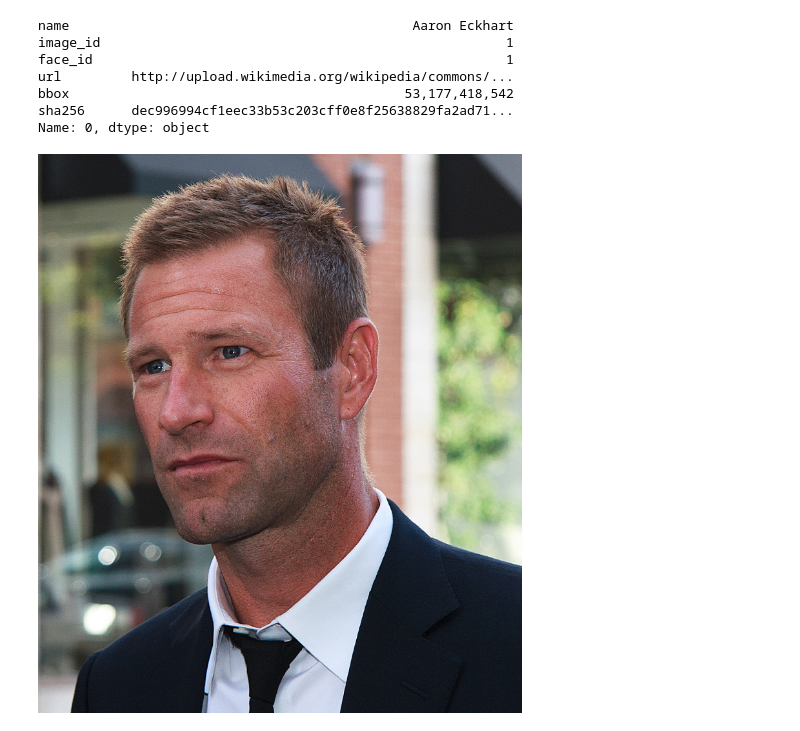
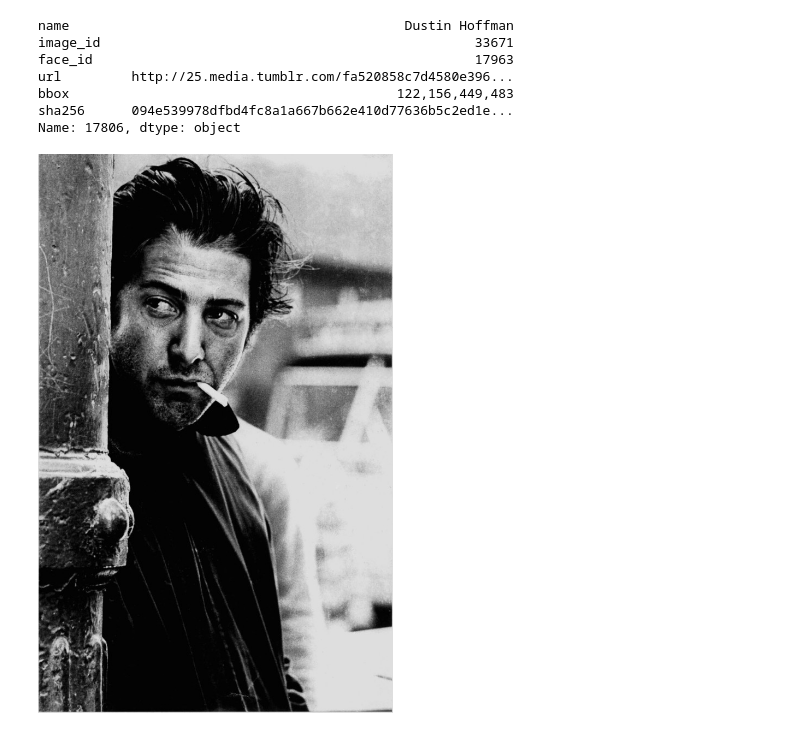
Before and after one commit to JSitter/Basic-Text-GAN, a Jupyter notebook: notebooks/Face GAN.ipynb, the cells around one changed output. Cells and saved outputs as stored; diff of their text form; code cells hidden in the pictures.

```diff
--- a/notebooks/Face GAN.ipynb
+++ b/notebooks/Face GAN.ipynb
@@ -16,18 +22,18 @@ df.head()
 # %%
-image_url = df.iloc[0]
+image_url = df.iloc[17806]
 #Image(filename=df[])
 image_url
 # %% [output]
-name                                            Aaron Eckhart
-image_id                                                    1
-face_id                                                     1
-url         http://upload.wikimedia.org/wikipedia/commons/...
-bbox                                           53,177,418,542
-sha256      dec996994cf1eec33b53c203cff0e8f25638829fa2ad71...
-Name: 0, dtype: object
+name                                           Dustin Hoffman
+image_id                                                33671
+face_id                                                 17963
+url         http://25.media.tumblr.com/fa520858c7d4580e396...
+bbox                                          122,156,449,483
+sha256      094e539978dfbd4fc8a1a667b662e410d77636b5c2ed1e...
+Name: 17806, dtype: object
 # %%
 path = image_url.url
-from IPython.core.display import Image, display
-display(Image(path))
+
+display(iPyim(path))
 # %% [output]
-[figure, old version]
+[figure, new version]
```
Also changed, not shown: parts of 12 cells of this notebook.
